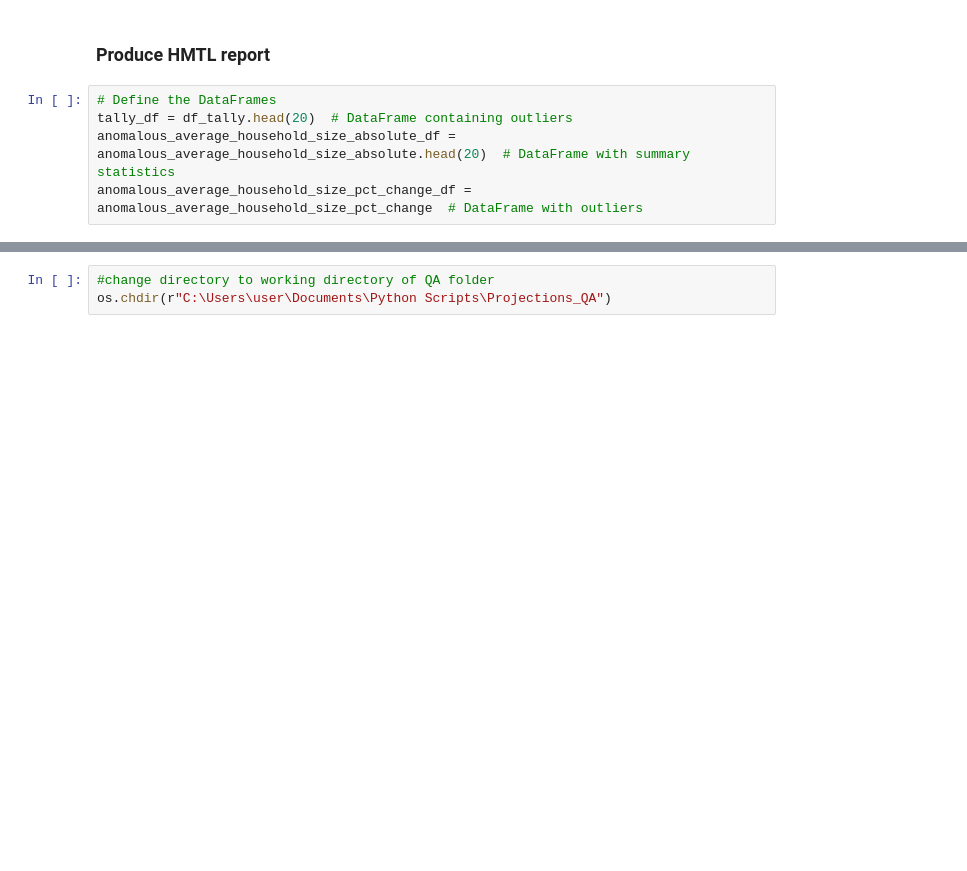
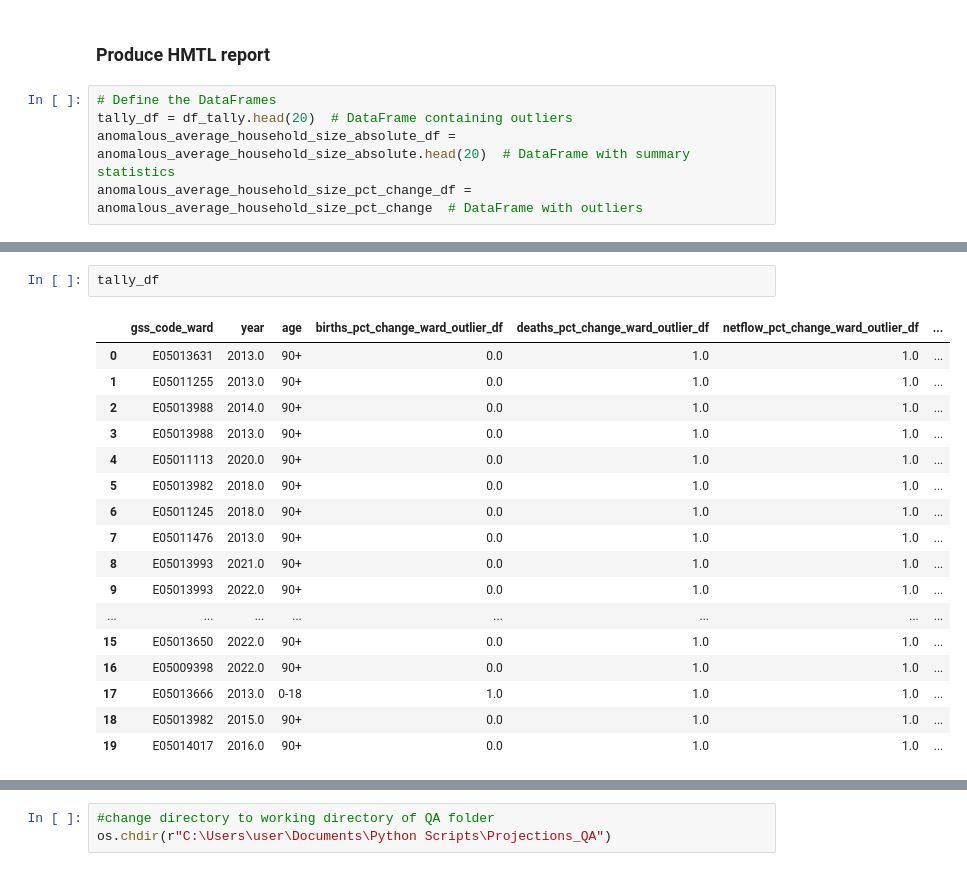
Before and after one commit to SebastianHeslinRees/Projections_QA, a Jupyter notebook: QA_population_projection.ipynb, the cells around one changed output, grey strips where cells are left out. Drawn from its saved outputs; the diff is of its cells as text; blank space fills up the shorter version.

```diff
--- a/QA_population_projection.ipynb
+++ b/QA_population_projection.ipynb
@@ -1521,0 +1697,20 @@ anomalous_average_household_size_pct_change_df = anomalous_average_household_siz
+# %%
+tally_df
+# %% [output]
+|  | gss_code_ward | year | age | births_pct_change_ward_outlier_df | deaths_pct_change_ward_outlier_df | netflow_pct_change_ward_outlier_df | ... |
+| 0 | E05013631 | 2013.0 | 90+ | 0.0 | 1.0 | 1.0 | ... |
+| 1 | E05011255 | 2013.0 | 90+ | 0.0 | 1.0 | 1.0 | ... |
+| 2 | E05013988 | 2014.0 | 90+ | 0.0 | 1.0 | 1.0 | ... |
+| 3 | E05013988 | 2013.0 | 90+ | 0.0 | 1.0 | 1.0 | ... |
+| 4 | E05011113 | 2020.0 | 90+ | 0.0 | 1.0 | 1.0 | ... |
+| 5 | E05013982 | 2018.0 | 90+ | 0.0 | 1.0 | 1.0 | ... |
+| 6 | E05011245 | 2018.0 | 90+ | 0.0 | 1.0 | 1.0 | ... |
+| 7 | E05011476 | 2013.0 | 90+ | 0.0 | 1.0 | 1.0 | ... |
+| 8 | E05013993 | 2021.0 | 90+ | 0.0 | 1.0 | 1.0 | ... |
+| 9 | E05013993 | 2022.0 | 90+ | 0.0 | 1.0 | 1.0 | ... |
+| ... | ... | ... | ... | ... | ... | ... | ... |
+| 15 | E05013650 | 2022.0 | 90+ | 0.0 | 1.0 | 1.0 | ... |
+| 16 | E05009398 | 2022.0 | 90+ | 0.0 | 1.0 | 1.0 | ... |
+| 17 | E05013666 | 2013.0 | 0-18 | 1.0 | 1.0 | 1.0 | ... |
+| 18 | E05013982 | 2015.0 | 90+ | 0.0 | 1.0 | 1.0 | ... |
+| 19 | E05014017 | 2016.0 | 90+ | 0.0 | 1.0 | 1.0 | ... |
```
Also changed, not shown: parts of 15 cells of this notebook, 2 other files.
